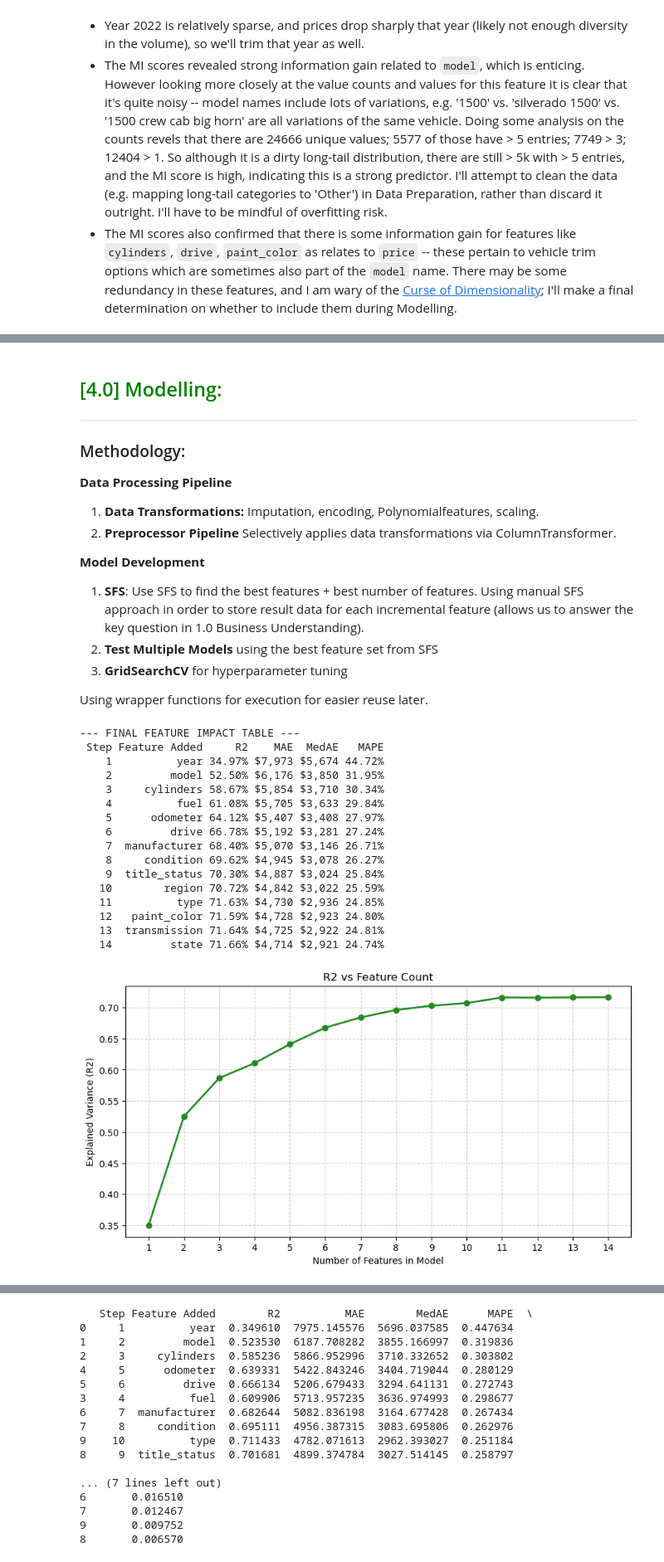
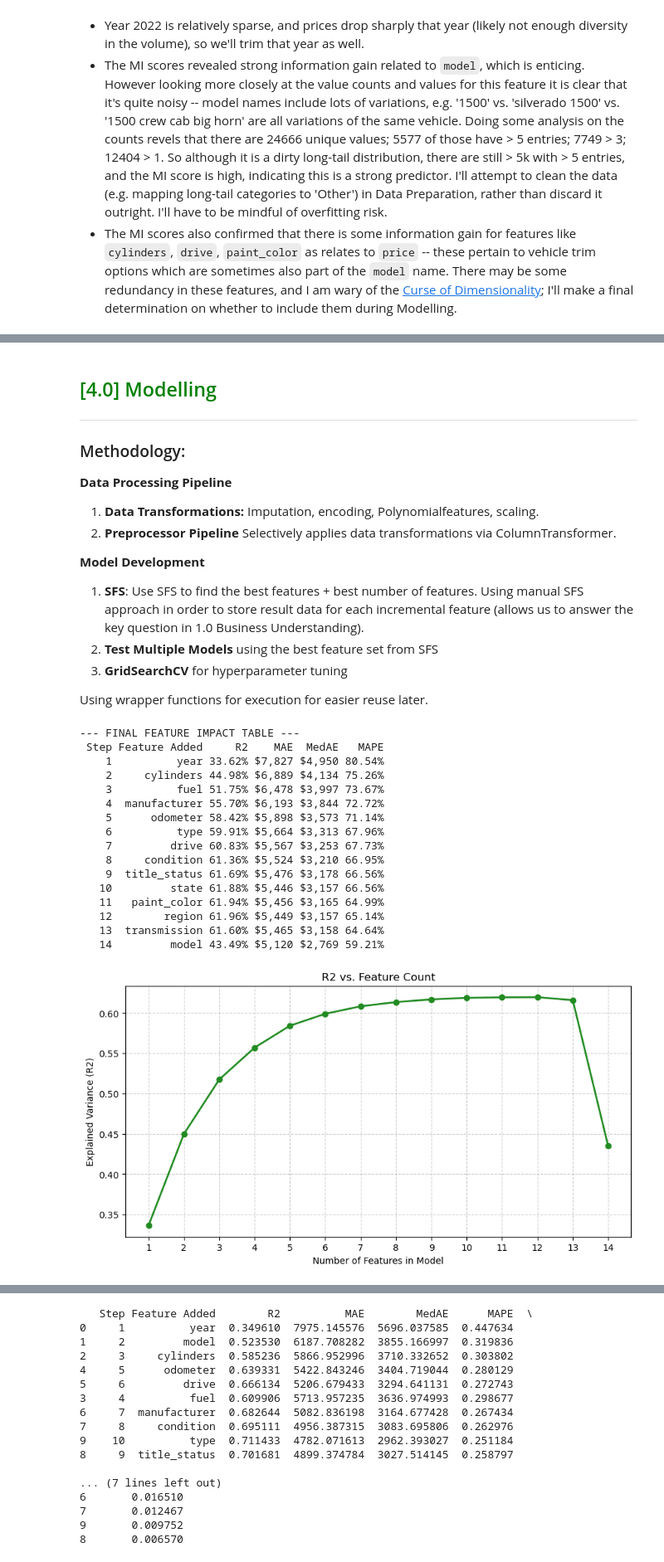
Before and after one commit to jelanigb/uc_berkeley_ml_program, a Jupyter notebook: practical_application_02/prompt_II.ipynb, the cells around one changed output, grey strips where cells are left out. Shown at 83% size. Saved outputs shown, nothing was run; the diff lists cells and outputs as text; code cells hidden in the pictures.

```diff
--- a/practical_application_02/prompt_II.ipynb
+++ b/practical_application_02/prompt_II.ipynb
@@ -548,7 +524,7 @@ cleaned_df = clean_car_data(
     model_threshhold=10,
 )
 # %% [markdown]
-<h2 style="color: green;">[4.0] Modelling:</h2>
+<h2 style="color: green;">[4.0] Modelling</h2>
 
 ---
 
@@ -582,8 +558,7 @@ def get_model_pipeline(
     transformed based on their type.
 
     Args:
-        regressor: Regression model to use in pipeline on log-transformed
-            target.
+        regressor: Regression model to use in pipeline on log-scaled target.
         features_to_use: List of all feature names to use in model.
         num_cols: List of numeric feature names.
         low_card_cols: List of feature names with low cardinality.
@@ -812,8 +801,9 @@ def plot_sfs_elbow(results):
     print("\n--- FINAL FEATURE IMPACT TABLE ---")
     print(formatted_df.to_string(index=False))
 
+    # --------------------------------------------------------------------------
     # R2 plot
-    # ---------------------------------------------------------------------------
+    # --------------------------------------------------------------------------
     plt.figure(figsize=(10, 5))
 
     # Use the 'Step' column from your dataframe so the dimensions ALWAYS match
@@ -833,27 +823,26 @@ def plot_sfs_elbow(results):
     plt.xticks(feature_impact_df["Step"])
 
     plt.grid(True, linestyle="--", alpha=0.6)
-
     plt.show()
-
-
-plot_sfs_elbow(history)
-# %% [output]
---- FINAL FEATURE IMPACT TABLE ---
- Step Feature Added     R2    MAE  MedAE   MAPE
-    1          year 34.97% $7,973 $5,674 44.72%
-    2         model 52.50% $6,176 $3,850 31.95%
-    3     cylinders 58.67% $5,854 $3,710 30.34%
-    4          fuel 61.08% $5,705 $3,633 29.84%
-    5      odometer 64.12% $5,407 $3,408 27.97%
-    6         drive 66.78% $5,192 $3,281 27.24%
-    7  manufacturer 68.40% $5,070 $3,146 26.71%
-    8     condition 69.62% $4,945 $3,078 26.27%
-    9  title_status 70.30% $4,887 $3,024 25.84%
-   10        region 70.72% $4,842 $3,022 25.59%
-   11          type 71.63% $4,730 $2,936 24.85%
-   12   paint_color 71.59% $4,728 $2,923 24.80%
-   13  transmission 71.64% $4,725 $2,922 24.81%
-   14         state 71.66% $4,714 $2,921 24.74%
-[figure, removed]
+# %%
+eval_results = evaluate_sfs(cleaned_df)
+plot_sfs_elbow(eval_results)
+# %% [output]
+--- FINAL FEATURE IMPACT TABLE ---
+ Step Feature Added     R2    MAE  MedAE   MAPE
+    1          year 33.62% $7,827 $4,950 80.54%
+    2     cylinders 44.98% $6,889 $4,134 75.26%
+    3          fuel 51.75% $6,478 $3,997 73.67%
+    4  manufacturer 55.70% $6,193 $3,844 72.72%
+    5      odometer 58.42% $5,898 $3,573 71.14%
+    6          type 59.91% $5,664 $3,313 67.96%
+    7         drive 60.83% $5,567 $3,253 67.73%
+    8     condition 61.36% $5,524 $3,210 66.95%
+    9  title_status 61.69% $5,476 $3,178 66.56%
+   10         state 61.88% $5,446 $3,157 66.56%
+   11   paint_color 61.94% $5,456 $3,165 64.99%
+   12        region 61.96% $5,449 $3,157 65.14%
+   13  transmission 61.60% $5,465 $3,158 64.64%
+   14         model 43.49% $5,120 $2,769 59.21%
+[figure, added]
 # %% [markdown]
```
Also changed, not shown: parts of 24 cells of this notebook.
